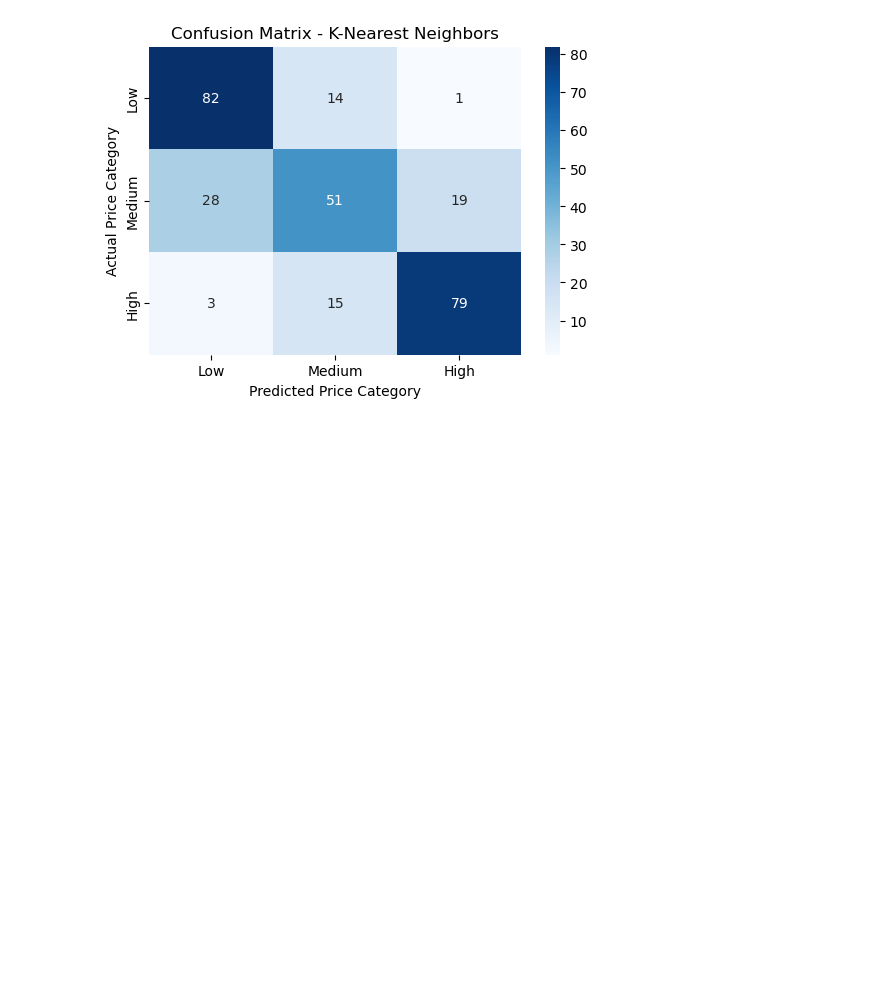
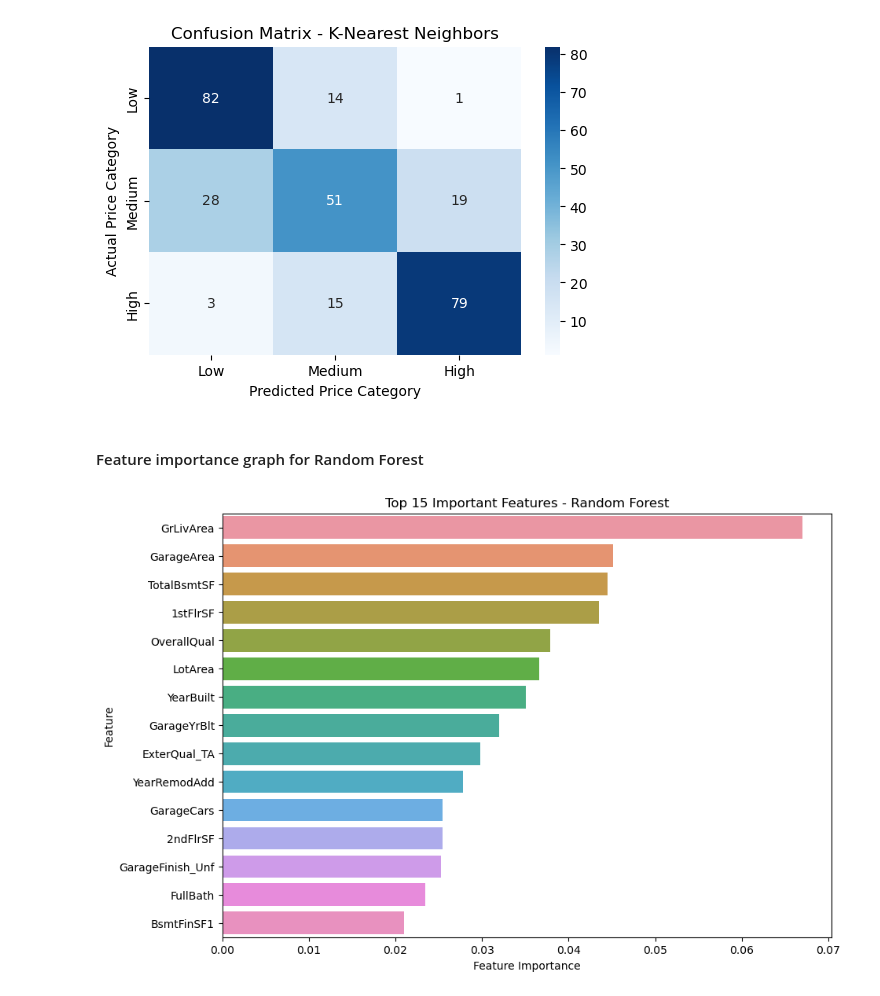
Before and after one commit to MohammadRafi21/House-Prices-Advanced-Regression, a Jupyter notebook: House_Price_Classification.ipynb, the cells around one changed output. Saved outputs shown, nothing was run; the diff lists cells and outputs as text; code cells hidden in the pictures; blank space fills up the shorter version.

```diff
--- a/House_Price_Classification.ipynb
+++ b/House_Price_Classification.ipynb
@@ -312,3 +312,34 @@ for model_name, model in models.items():
 [figure]
 [figure]
 [figure]
+# %% [markdown]
+#### Feature importance graph for Random Forest
+# %%
+# Train Random Forest again
+rf_model = RandomForestClassifier(n_estimators=100, random_state=42)
+rf_model.fit(X_train_scaled, y_train)
+
+# Get feature importance
+feature_importance = pd.DataFrame({
+    "Feature": X_encoded.columns,
+    "Importance": rf_model.feature_importances_
+})
+
+# Select top 15 features
+top_features = feature_importance.sort_values(
+    by="Importance",
+    ascending=False
+).head(15)
+
+plt.figure(figsize=(10, 7))
+sns.barplot(
+    x="Importance",
+    y="Feature",
+    data=top_features
+)
+plt.title("Top 15 Important Features - Random Forest")
+plt.xlabel("Feature Importance")
+plt.ylabel("Feature")
+plt.show()
+# %% [output]
+[figure, added]
```
Also changed, not shown: parts of 5 cells of this notebook.
